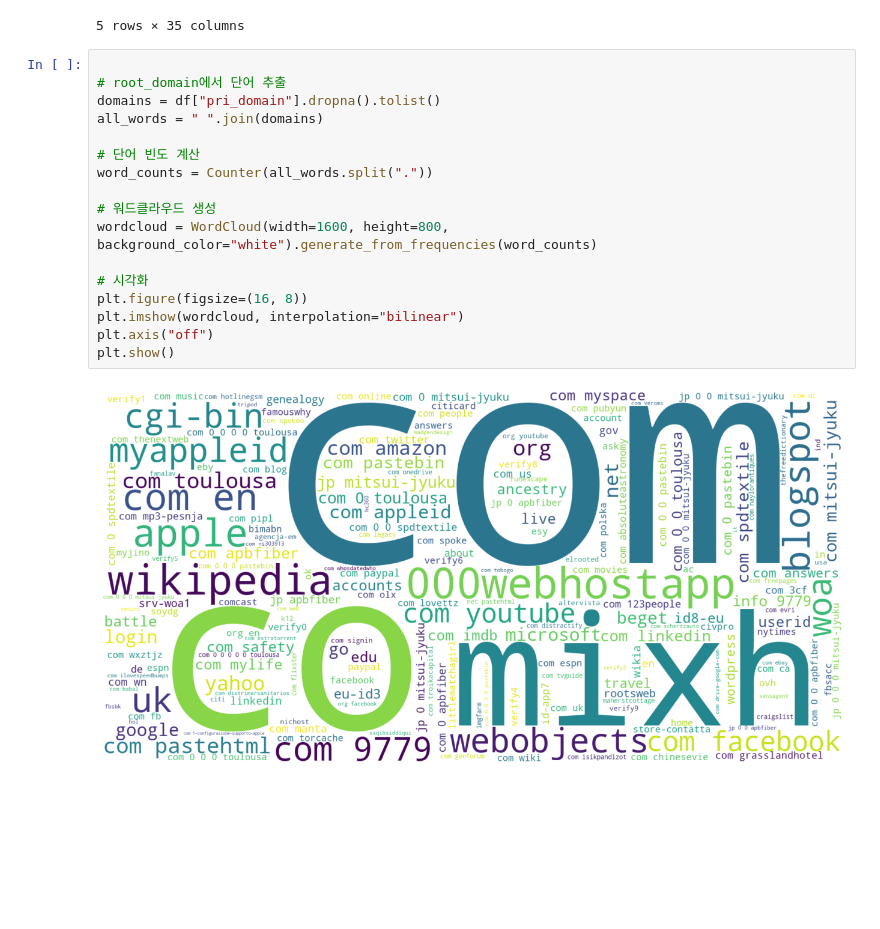
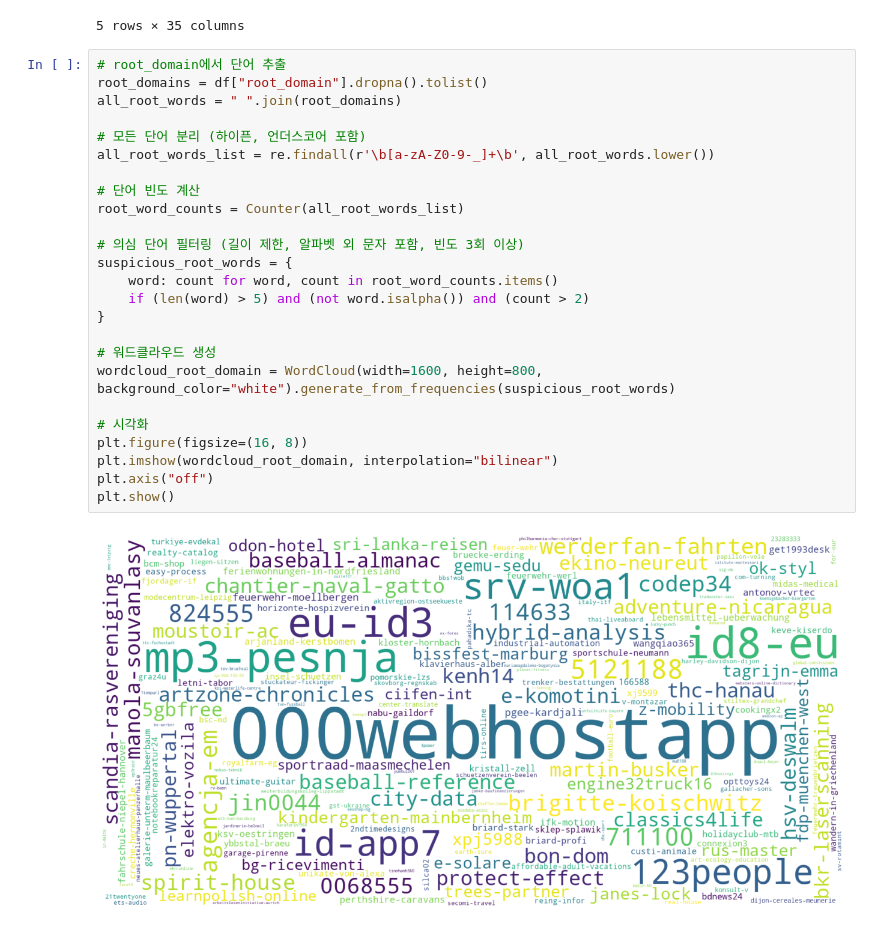
Before and after one commit to The-Blue-Ocean-0/ml-data-preprocessor, a Jupyter notebook: src/data_metadata_isolation.ipynb, the cells around one changed output. Cells and saved outputs as stored; diff of their text form; blank space fills up the shorter version.

Commit message:
feat: root_domain 시각화(악성 관련된 단어만)

```diff
--- a/src/data_metadata_isolation.ipynb
+++ b/src/data_metadata_isolation.ipynb
@@ -85,21 +86,29 @@ df.head()
 | 4 | 4559 | yellow-directory-canada.com | phishing | yellow-directory-canada.com | 2 | 27 | yellow-directory-canada.com | 24 | ... |
 5 rows × 35 columns
 # %%
+# root_domain에서 단어 추출
+root_domains = df["root_domain"].dropna().tolist()
+all_root_words = " ".join(root_domains)
 
-# root_domain에서 단어 추출
-domains = df["pri_domain"].dropna().tolist()
-all_words = " ".join(domains)
+# 모든 단어 분리 (하이픈, 언더스코어 포함)
+all_root_words_list = re.findall(r'\b[a-zA-Z0-9-_]+\b', all_root_words.lower())
 
 # 단어 빈도 계산
-word_counts = Counter(all_words.split("."))
+root_word_counts = Counter(all_root_words_list)
+
+# 의심 단어 필터링 (길이 제한, 알파벳 외 문자 포함, 빈도 3회 이상)
+suspicious_root_words = {
+    word: count for word, count in root_word_counts.items()
+    if (len(word) > 5) and (not word.isalpha()) and (count > 2)
+}
 
 # 워드클라우드 생성
-wordcloud = WordCloud(width=1600, height=800, background_color="white").generate_from_frequencies(word_counts)
+wordcloud_root_domain = WordCloud(width=1600, height=800, background_color="white").generate_from_frequencies(suspicious_root_words)
 
 # 시각화
 plt.figure(figsize=(16, 8))
-plt.imshow(wordcloud, interpolation="bilinear")
+plt.imshow(wordcloud_root_domain, interpolation="bilinear")
 plt.axis("off")
 plt.show()
 # %% [output]
-[figure, old version]
+[figure, new version]
```
Also changed, not shown: parts of 1 cell of this notebook, 1 other file.
